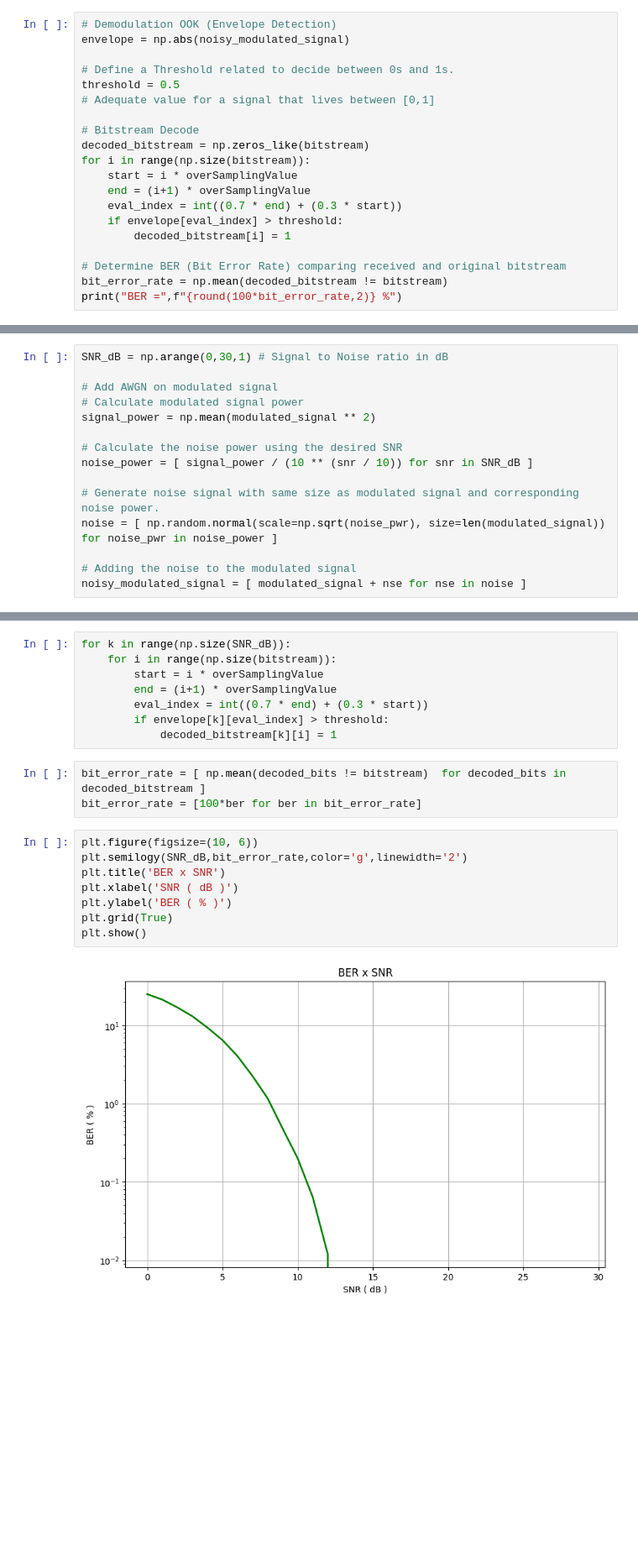
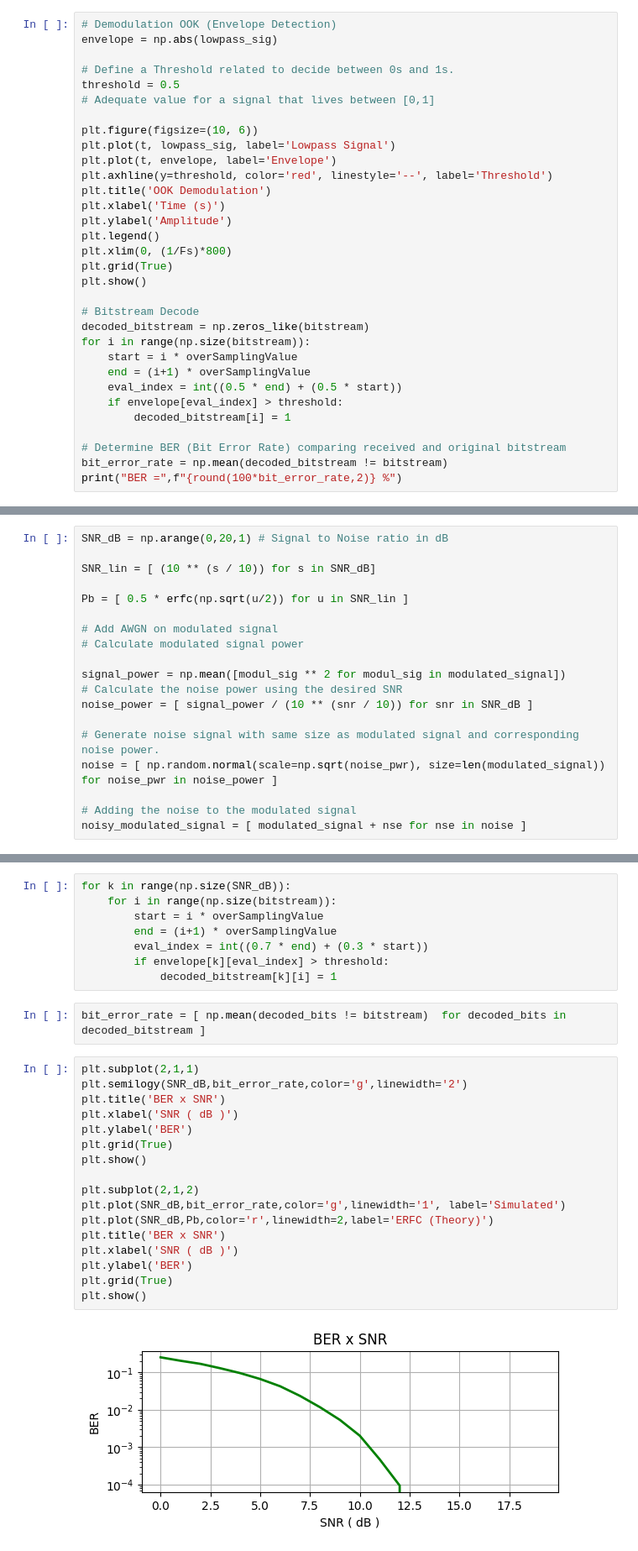
Before and after one commit to mArBiaN1337/nfc_sim, a Jupyter notebook: nfc_simulation.ipynb, the cells around one changed output, grey strips where cells are left out. Shown at 84% size. Drawn from its saved outputs; the diff is of its cells as text; blank space fills up the shorter version.

Commit message:
Better signal reception and decoding. Presented more graphical info.

```diff
--- a/nfc_simulation.ipynb
+++ b/nfc_simulation.ipynb
@@ -116,17 +166,29 @@ plt.show()
 # %%
 # Demodulation OOK (Envelope Detection)
-envelope = np.abs(noisy_modulated_signal)
+envelope = np.abs(lowpass_sig)
 
 # Define a Threshold related to decide between 0s and 1s.
 threshold = 0.5
 # Adequate value for a signal that lives between [0,1]
+
+plt.figure(figsize=(10, 6))
+plt.plot(t, lowpass_sig, label='Lowpass Signal')
+plt.plot(t, envelope, label='Envelope')
+plt.axhline(y=threshold, color='red', linestyle='--', label='Threshold')
+plt.title('OOK Demodulation')
+plt.xlabel('Time (s)')
+plt.ylabel('Amplitude')
+plt.legend()
+plt.xlim(0, (1/Fs)*800)
+plt.grid(True)
+plt.show()
 
 # Bitstream Decode
 decoded_bitstream = np.zeros_like(bitstream)
 for i in range(np.size(bitstream)):
     start = i * overSamplingValue
     end = (i+1) * overSamplingValue
-    eval_index = int((0.7 * end) + (0.3 * start))
+    eval_index = int((0.5 * end) + (0.5 * start))
     if envelope[eval_index] > threshold:
         decoded_bitstream[i] = 1
 
@@ -177,10 +240,14 @@ plt.show()
 # %%
-SNR_dB = np.arange(0,30,1) # Signal to Noise ratio in dB
+SNR_dB = np.arange(0,20,1) # Signal to Noise ratio in dB
+
+SNR_lin = [ (10 ** (s / 10)) for s in SNR_dB]
+
+Pb = [ 0.5 * erfc(np.sqrt(u/2)) for u in SNR_lin ]
 
 # Add AWGN on modulated signal
 # Calculate modulated signal power
-signal_power = np.mean(modulated_signal ** 2)
 
+signal_power = np.mean([modul_sig ** 2 for modul_sig in modulated_signal])
 # Calculate the noise power using the desired SNR
 noise_power = [ signal_power / (10 ** (snr / 10)) for snr in SNR_dB ]
 
@@ -207,14 +274,22 @@ for k in range(np.size(SNR_dB)):
             decoded_bitstream[k][i] = 1
 # %%
 bit_error_rate = [ np.mean(decoded_bits != bitstream)  for decoded_bits in decoded_bitstream ]
-bit_error_rate = [100*ber for ber in bit_error_rate]
 # %%
-plt.figure(figsize=(10, 6))
+plt.subplot(2,1,1)
 plt.semilogy(SNR_dB,bit_error_rate,color='g',linewidth='2')
 plt.title('BER x SNR')
 plt.xlabel('SNR ( dB )')
-plt.ylabel('BER ( % )')
+plt.ylabel('BER')
 plt.grid(True)
 plt.show()
+
+plt.subplot(2,1,2)
+plt.plot(SNR_dB,bit_error_rate,color='g',linewidth='1', label='Simulated')
+plt.plot(SNR_dB,Pb,color='r',linewidth=2,label='ERFC (Theory)')
+plt.title('BER x SNR')
+plt.xlabel('SNR ( dB )')
+plt.ylabel('BER')
+plt.grid(True)
+plt.show()
 # %% [output]
-[figure, old version]
+[figure, new version]
```
Also changed, not shown: parts of 6 cells of this notebook.
